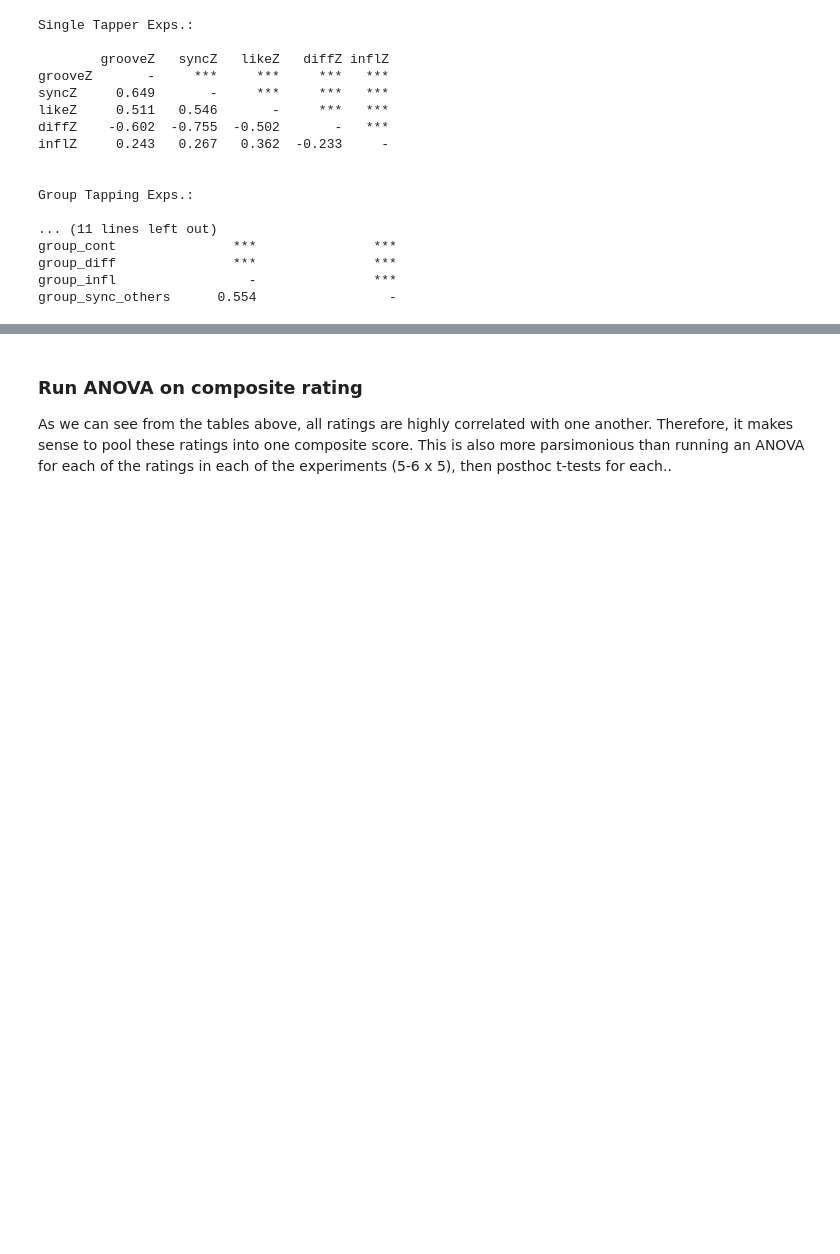
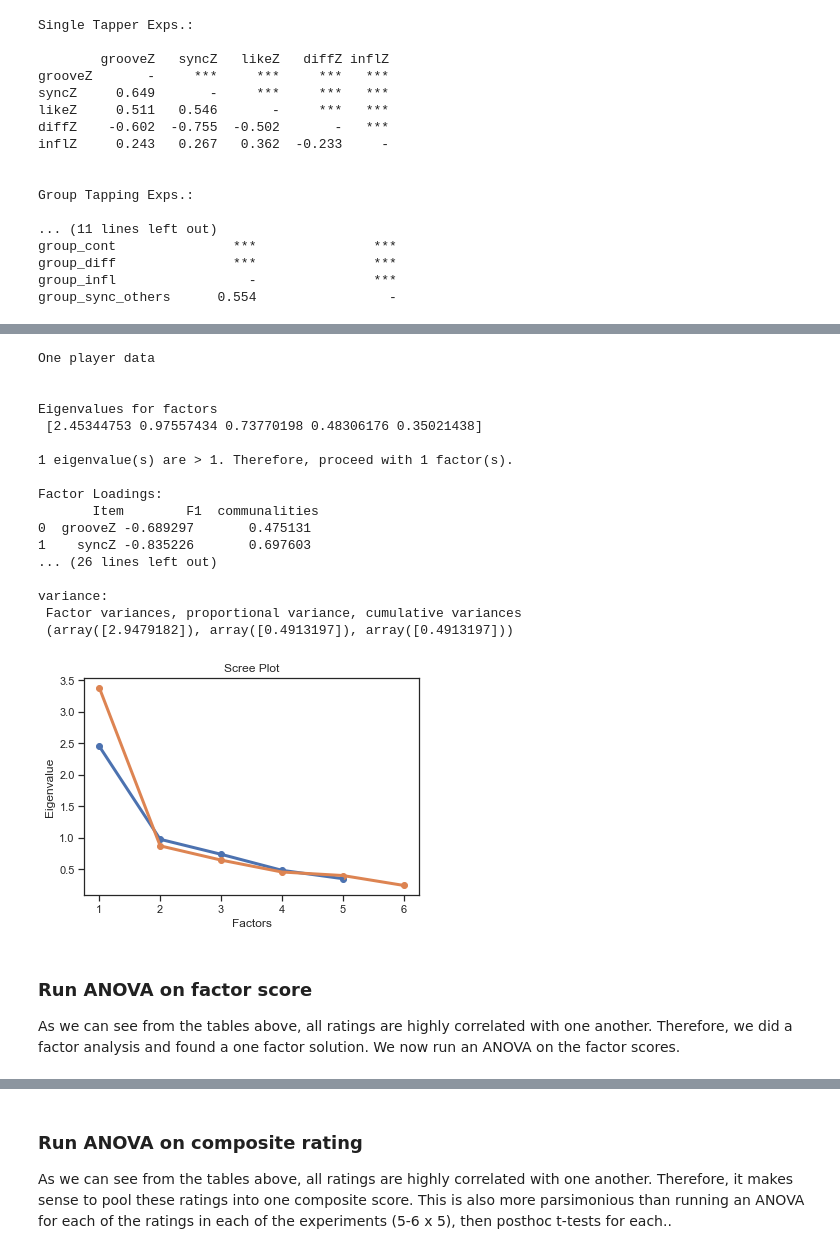
Before and after one commit to janatalab/GEM, a Jupyter notebook: Analyses/GEM_analyses_and_plots.ipynb, the cells around one changed output, grey strips where cells are left out. Cells and saved outputs as stored; diff of their text form; code cells hidden in the pictures; blank space fills up the shorter version.

Commit message:
add factor analysis

```diff
--- a/Analyses/GEM_analyses_and_plots.ipynb
+++ b/Analyses/GEM_analyses_and_plots.ipynb
@@ -695,0 +752,75 @@ group_sync_others      0.554                 -
+# %%
+def factor_df(df):
+    # Create factor analysis object and perform factor analysis
+    fa = FactorAnalyzer(rotation=None)
+    fa.fit(df)
+
+    # Check Eigenvalues
+    ev, v = fa.get_eigenvalues()
+    print('Eigenvalues for factors\n', ev, '\n')
+    #print(v)
+    nfactors = sum(ev > 1)
+    print(nfactors, 'eigenvalue(s) are > 1. Therefore, proceed with', nfactors, 'factor(s).')
+
+    # Plot scree if we want
+    plt.scatter(range(1,df.shape[1]+1),ev)
+    plt.plot(range(1,df.shape[1]+1),ev)
+    plt.title('Scree Plot')
+    plt.xlabel('Factors')
+    plt.ylabel('Eigenvalue')
+
+    # Now do fa again and specify number of factors
+    fa = FactorAnalyzer(n_factors=nfactors, method='ml', rotation=None) #no rotation when only one factor
+    fa.fit(df)
+    loadings = fa.loadings_
+    communalities = fa.get_communalities()
+    variance = fa.get_factor_variance()
+
+    # create new column labels based on number of factors
+    factorLabels = list()
+    factorLabels.append('Item')
+    for i in range(nfactors):
+        factorLabels.append('F' + str(i+1))
+
+    loading_DF = pd.DataFrame(columns = factorLabels)
+    loading_DF['Item'] = df.columns
+    for i, c in enumerate(df.columns):
+        loading_DF.iloc[i, 1:nfactors+1] = loadings[i]
+    loading_DF['communalities'] = communalities
+    print('\nFactor Loadings:\n', loading_DF)
+
+    print('\nvariance:\n', 'Factor variances, proportional variance, cumulative variances\n', variance)
+
+    # transform data
+    return fa.transform(df)
+
+
+# TODO: QUESTION: should we do FA for all exps separately or is it ok to pool?
+print('One player data\n\n')
+op['factorScore'] = factor_df(opd)
+# TODO: Questions: should we drop infl and liking because comm < .3?
+
+print('\n\n\nGroup data\n\n')
+fp['factorScore'] = factor_df(fpd)
+# %% [output]
+One player data
+
+
+Eigenvalues for factors
+ [2.45344753 0.97557434 0.73770198 0.48306176 0.35021438]
+
+1 eigenvalue(s) are > 1. Therefore, proceed with 1 factor(s).
+
+Factor Loadings:
+       Item        F1  communalities
+0  grooveZ -0.689297       0.475131
+1    syncZ -0.835226       0.697603
+... (26 lines left out)
+
+variance:
+ Factor variances, proportional variance, cumulative variances
+ (array([2.9479182]), array([0.4913197]), array([0.4913197]))
+[figure, added]
+# %% [markdown]
+### Run ANOVA on factor score
+As we can see from the tables above, all ratings are highly correlated with one another. Therefore, we did a factor analysis and found a one factor solution. We now run an ANOVA on the factor scores.
```
Also changed, not shown: parts of 17 cells of this notebook.
